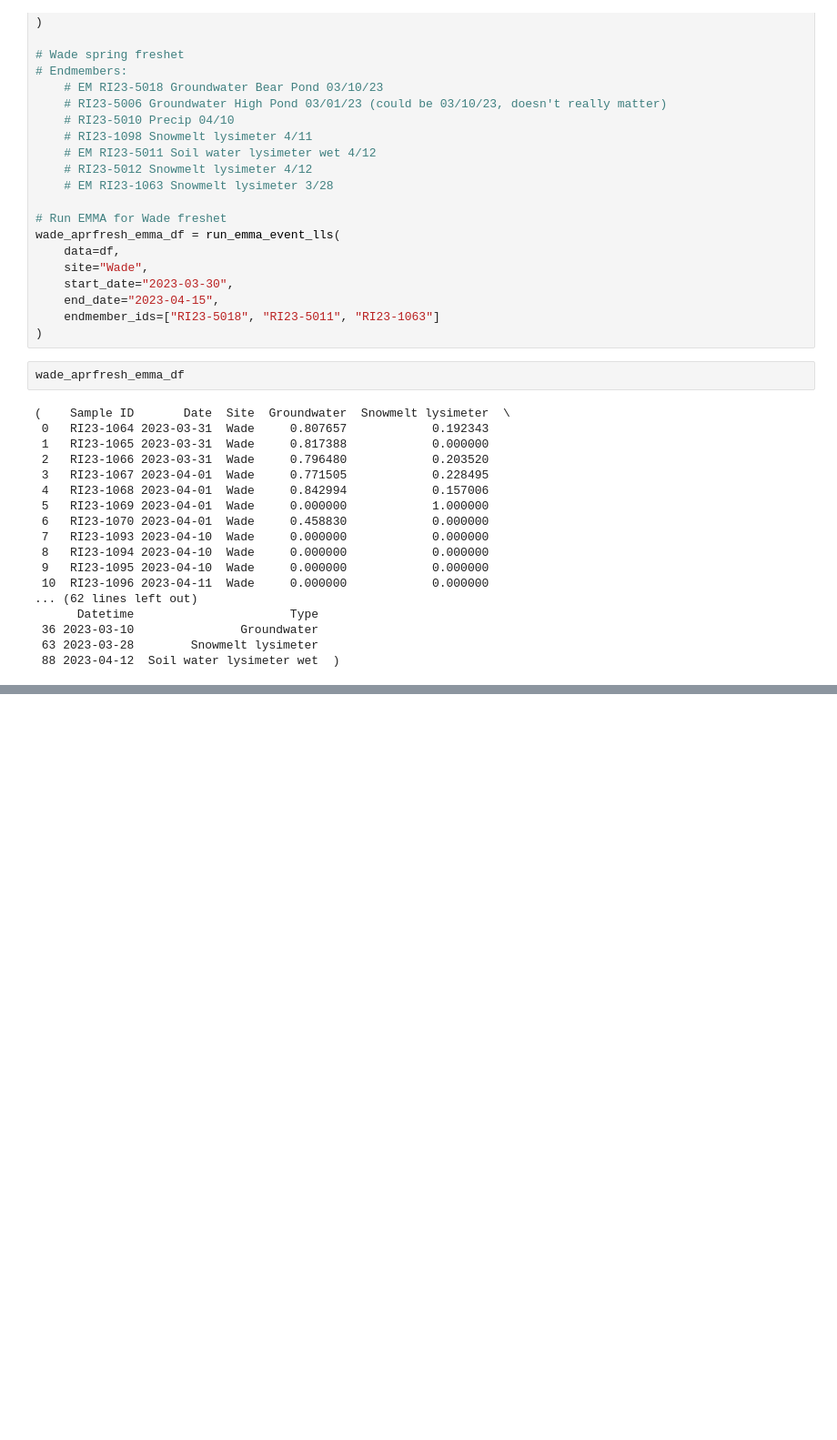
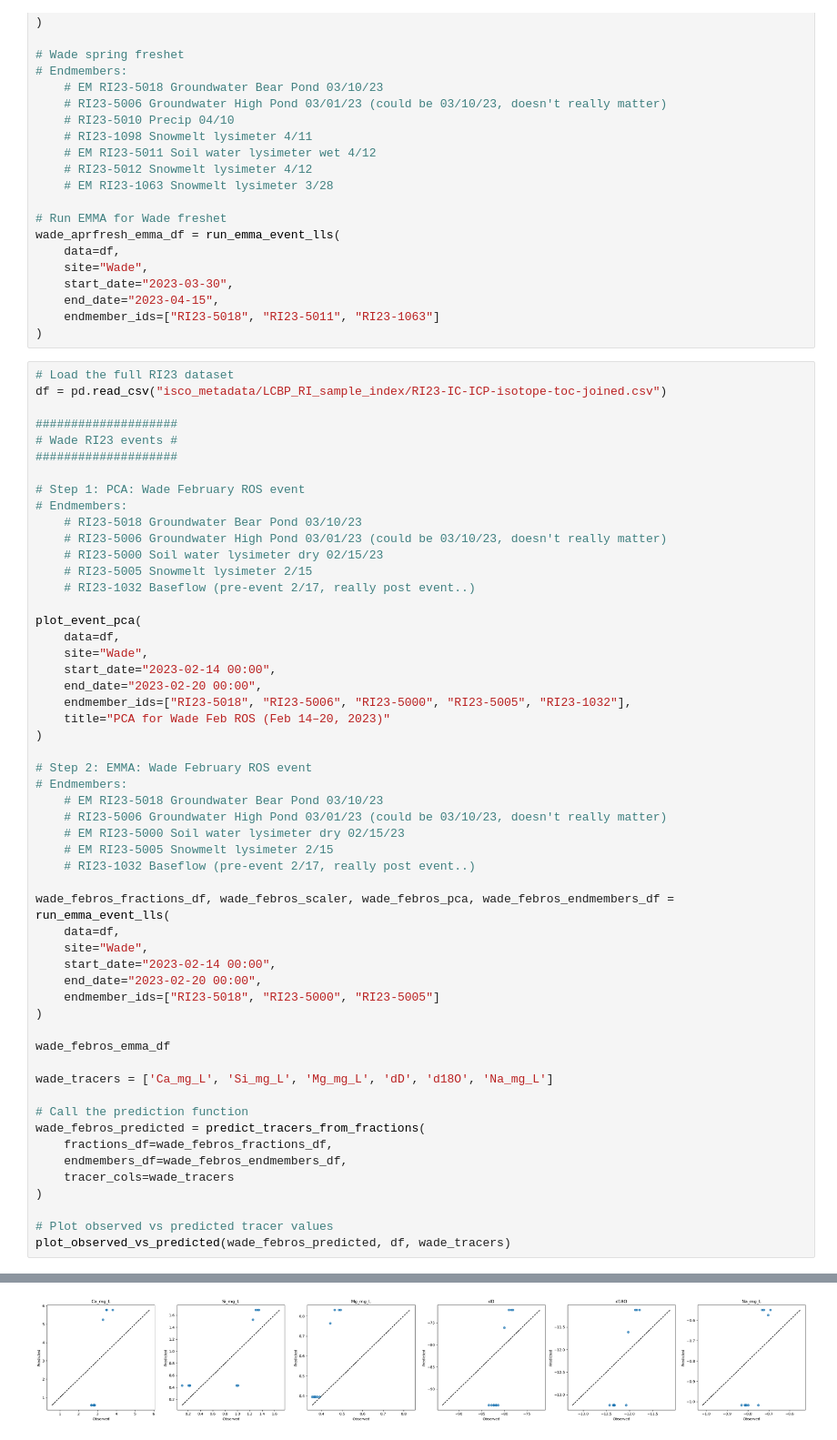
Before and after one commit to MeganEDuffy/EMMA, a Jupyter notebook: EMMA-single-PCA/Wade_Hungerford_2023_PCA_single-PCA-by-event-wEMMAs_CLLS.ipynb, the cells around one changed output, grey strips where cells are left out. Shown at 91% size. Saved outputs shown, nothing was run; the diff lists cells and outputs as text; blank space fills up the shorter version.

Commit message:
wrote function to plot est vs obs tracers per emma event for clls nb

```diff
--- a/EMMA-single-PCA/Wade_Hungerford_2023_PCA_single-PCA-by-event-wEMMAs_CLLS.ipynb
+++ b/EMMA-single-PCA/Wade_Hungerford_2023_PCA_single-PCA-by-event-wEMMAs_CLLS.ipynb
@@ -439,23 +478,58 @@ wade_aprfresh_emma_df = run_emma_event_lls(
     end_date="2023-04-15",
     endmember_ids=["RI23-5018", "RI23-5011", "RI23-1063"]
 )
-# %%
-wade_aprfresh_emma_df
-# %% [output]
-(    Sample ID       Date  Site  Groundwater  Snowmelt lysimeter  \
- 0   RI23-1064 2023-03-31  Wade     0.807657            0.192343
- 1   RI23-1065 2023-03-31  Wade     0.817388            0.000000
- 2   RI23-1066 2023-03-31  Wade     0.796480            0.203520
- 3   RI23-1067 2023-04-01  Wade     0.771505            0.228495
- 4   RI23-1068 2023-04-01  Wade     0.842994            0.157006
- 5   RI23-1069 2023-04-01  Wade     0.000000            1.000000
- 6   RI23-1070 2023-04-01  Wade     0.458830            0.000000
- 7   RI23-1093 2023-04-10  Wade     0.000000            0.000000
- 8   RI23-1094 2023-04-10  Wade     0.000000            0.000000
- 9   RI23-1095 2023-04-10  Wade     0.000000            0.000000
- 10  RI23-1096 2023-04-11  Wade     0.000000            0.000000
-... (62 lines left out)
-      Datetime                      Type
- 36 2023-03-10               Groundwater
- 63 2023-03-28        Snowmelt lysimeter
- 88 2023-04-12  Soil water lysimeter wet  )
+# %%
+# Load the full RI23 dataset
+df = pd.read_csv("isco_metadata/LCBP_RI_sample_index/RI23-IC-ICP-isotope-toc-joined.csv")
+
+####################
+# Wade RI23 events #
+####################
+
+# Step 1: PCA: Wade February ROS event
+# Endmembers:
+    # RI23-5018 Groundwater Bear Pond 03/10/23
+    # RI23-5006 Groundwater High Pond 03/01/23 (could be 03/10/23, doesn't really matter)
+    # RI23-5000 Soil water lysimeter dry 02/15/23
+    # RI23-5005 Snowmelt lysimeter 2/15
+    # RI23-1032 Baseflow (pre-event 2/17, really post event..)
+
+plot_event_pca(
+    data=df,
+    site="Wade",
+    start_date="2023-02-14 00:00",
+    end_date="2023-02-20 00:00",
+    endmember_ids=["RI23-5018", "RI23-5006", "RI23-5000", "RI23-5005", "RI23-1032"],
+    title="PCA for Wade Feb ROS (Feb 14–20, 2023)"
+)
+
+# Step 2: EMMA: Wade February ROS event
+# Endmembers:
+    # EM RI23-5018 Groundwater Bear Pond 03/10/23
+    # RI23-5006 Groundwater High Pond 03/01/23 (could be 03/10/23, doesn't really matter)
+    # EM RI23-5000 Soil water lysimeter dry 02/15/23
+    # EM RI23-5005 Snowmelt lysimeter 2/15
+    # RI23-1032 Baseflow (pre-event 2/17, really post event..)
+
+wade_febros_fractions_df, wade_febros_scaler, wade_febros_pca, wade_febros_endmembers_df = run_emma_event_lls(
+    data=df,
+    site="Wade",
+    start_date="2023-02-14 00:00",
+    end_date="2023-02-20 00:00",
+    endmember_ids=["RI23-5018", "RI23-5000", "RI23-5005"]
+)
+
+wade_febros_emma_df
+
+wade_tracers = ['Ca_mg_L', 'Si_mg_L', 'Mg_mg_L', 'dD', 'd18O', 'Na_mg_L']
+
+# Call the prediction function
+wade_febros_predicted = predict_tracers_from_fractions(
+    fractions_df=wade_febros_fractions_df,
+    endmembers_df=wade_febros_endmembers_df,
+    tracer_cols=wade_tracers
+)
+
+# Plot observed vs predicted tracer values
+plot_observed_vs_predicted(wade_febros_predicted, df, wade_tracers)
+# %% [output]
@@ -461,0 +537 @@ wade_aprfresh_emma_df
+[figure, added]
```
Also changed, not shown: parts of 2 cells of this notebook, 1 other file.
